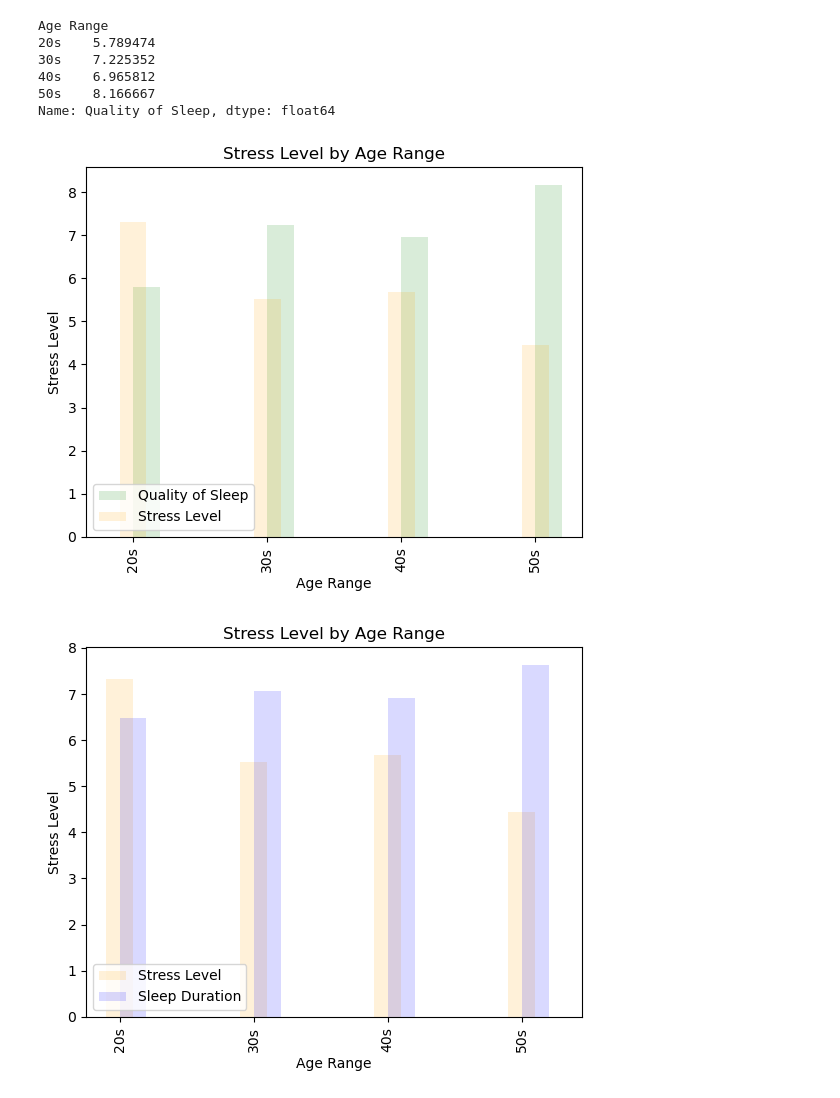
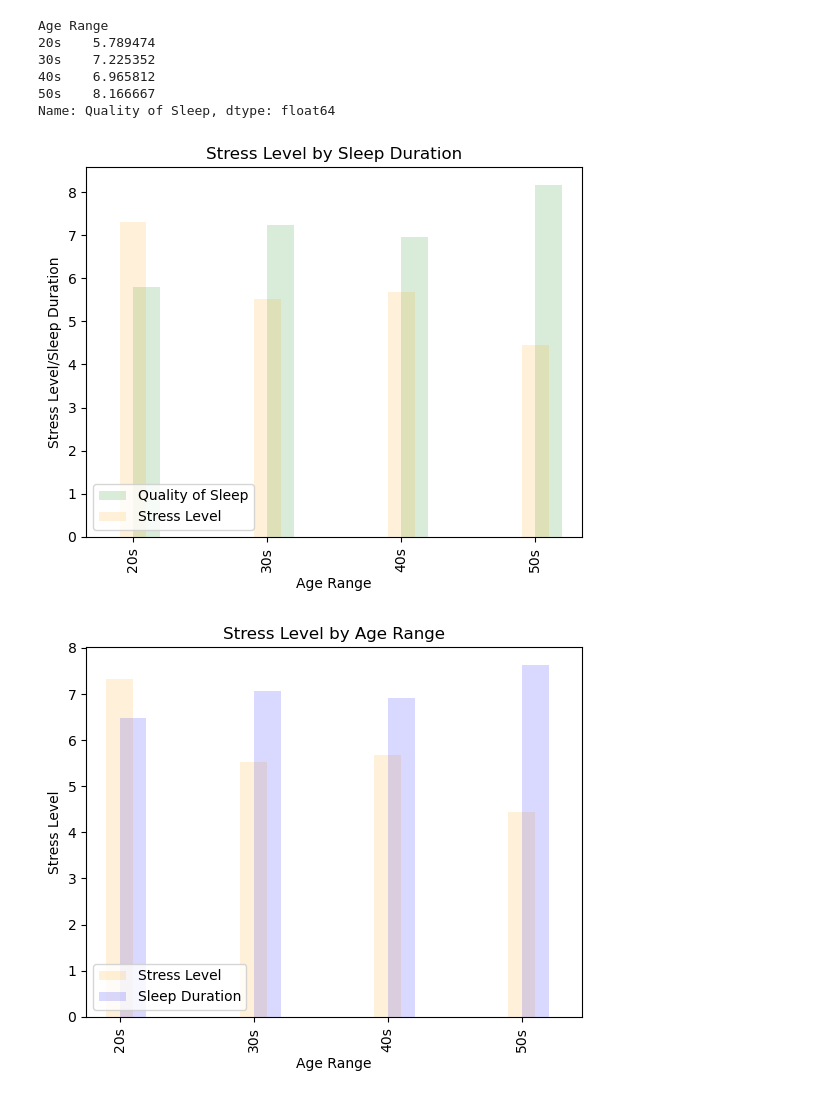
Before and after one commit to jaredsletto/Project_1, a Jupyter notebook: Project_1_sleep.ipynb, the cells around one changed output. Drawn from its saved outputs; the diff is of its cells as text; code cells hidden in the pictures.

Commit message:
corrected images

```diff
--- a/Project_1_sleep.ipynb
+++ b/Project_1_sleep.ipynb
@@ -97,17 +97,17 @@ Name: Quality of Sleep, dtype: float64
 # %%
 # Create bar chart for age_stress
 age_sleep_quality.plot(kind='bar', color="green", alpha=0.15, legend="Quality of Sleep", align="edge", width=0.2)
 age_stress.plot(kind='bar', color="orange", alpha=0.15, legend="Stress Level", align="center", width=0.2)
 
 # Create the ticks/titles/labels for our bar chart's x axis
-plt.title("Stress Level by Age Range")
+plt.title("Stress Level by Sleep Duration")
 plt.xlabel("Age Range")
-plt.ylabel("Stress Level")
+plt.ylabel("Stress Level/Sleep Duration")
 plt.legend(loc=3)
-plt.savefig("images/all_age_bar.png")
+plt.savefig("images/age_duration_bar.png")
 plt.show()
 # %% [output]
-[figure, old version]
+[figure, new version]
 # %%
 # Create bar chart for age_stress
 age_stress.plot(kind='bar', color="orange", alpha=0.15, legend="Stress Level", align="center", width=0.2)
```
Also changed, not shown: parts of 1 cell of this notebook, 4 other files.
